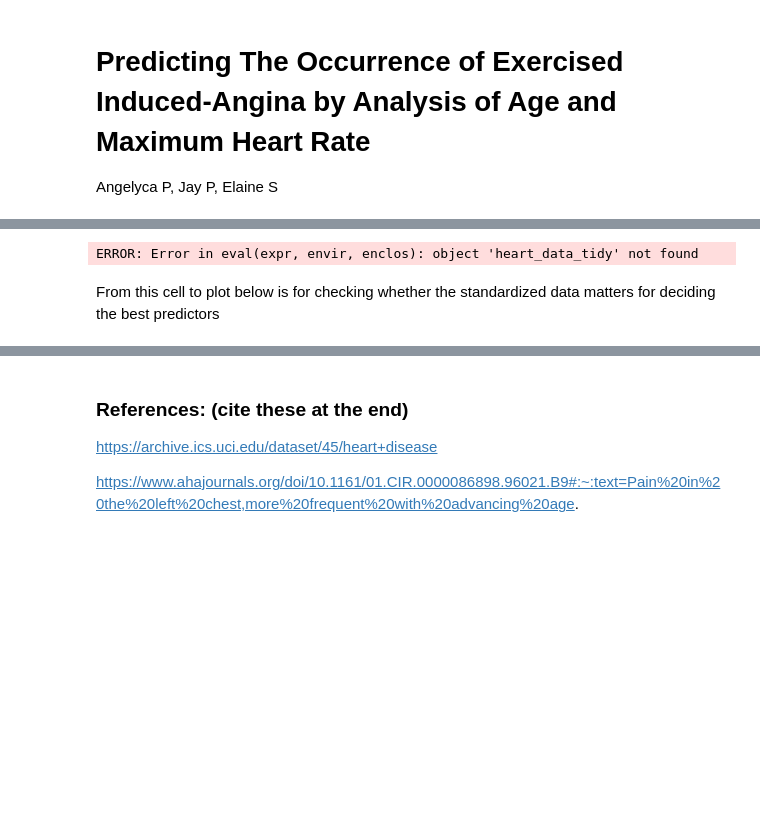
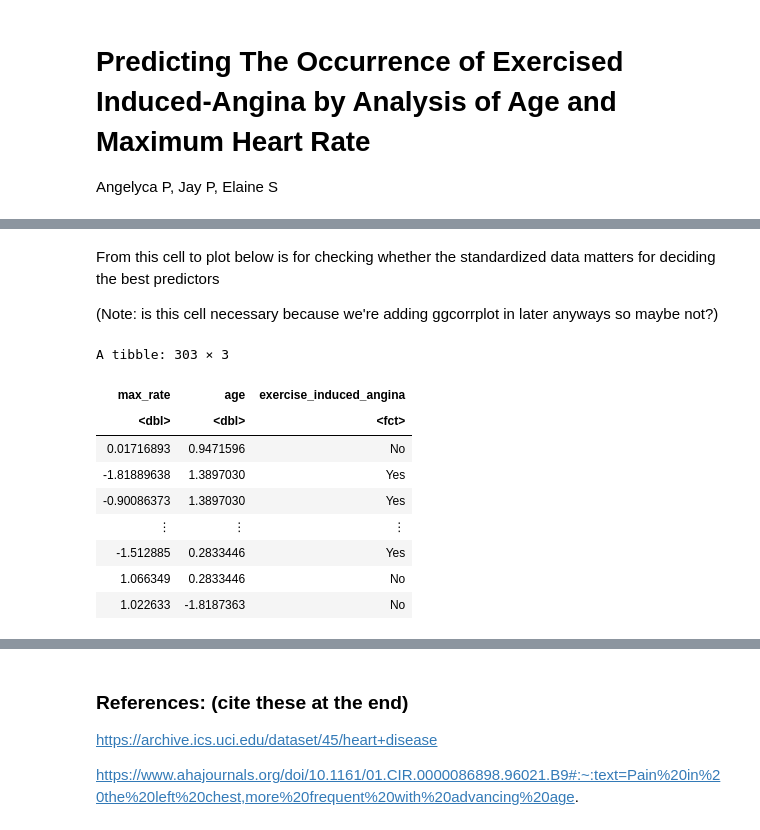
Before and after one commit to elaines6/dsci-100-group-project, a Jupyter notebook: heart_disease_group_report.ipynb, the cells around one changed output, grey strips where cells are left out. Drawn from its saved outputs; the diff is of its cells as text; code cells hidden in the pictures; blank space fills up the shorter version.

```diff
--- a/heart_disease_group_report.ipynb
+++ b/heart_disease_group_report.ipynb
@@ -93,13 +96,31 @@ heart_raw_data %>%
 # %%
-### The clean and tidy data set.
-heart_data_tidy
+# Clean and tidy dataset
+
+heart_data_tidy <- heart_data_named |>
+    filter(age != "?" & sex != "?"& chest_pain_type != "?"& resting_bp != "?"&
+           max_rate!= "?"& exercise_induced_angina != "?"& major_vessels != "?" & thal != "?")
-# %% [output]
-ERROR: Error in eval(expr, envir, enclos): object 'heart_data_tidy' not found
 # %% [markdown]
 From this cell to plot below is for checking whether the standardized data matters for deciding the best predictors
+
+(Note: is this cell necessary because we're adding ggcorrplot in later anyways so maybe not?)
 # %%
-#
+# Scaling and centering all predictors/values of the dataset
 heart_recipe <- recipe(exercise_induced_angina ~ ., data = unscaled_heart_data_to_check) |>
   step_scale(all_predictors()) |>
-  step_center(all_predictors())
-heart_recipe
+  step_center(all_predictors()) |>
+    prep()
+
+# The standardized dataset
+scaled_heart_rate <- bake(heart_recipe, unscaled_heart_data_to_check)
+scaled_heart_rate
+# %% [output]
+A tibble: 303 × 3
+| max_rate | age | exercise_induced_angina |
+| <dbl> | <dbl> | <fct> |
+| 0.01716893 | 0.9471596 | No |
+| -1.81889638 | 1.3897030 | Yes |
+| -0.90086373 | 1.3897030 | Yes |
+| ⋮ | ⋮ | ⋮ |
+| -1.512885 | 0.2833446 | Yes |
+| 1.066349 | 0.2833446 | No |
+| 1.022633 | -1.8187363 | No |
```
Also changed, not shown: parts of 19 cells of this notebook.
